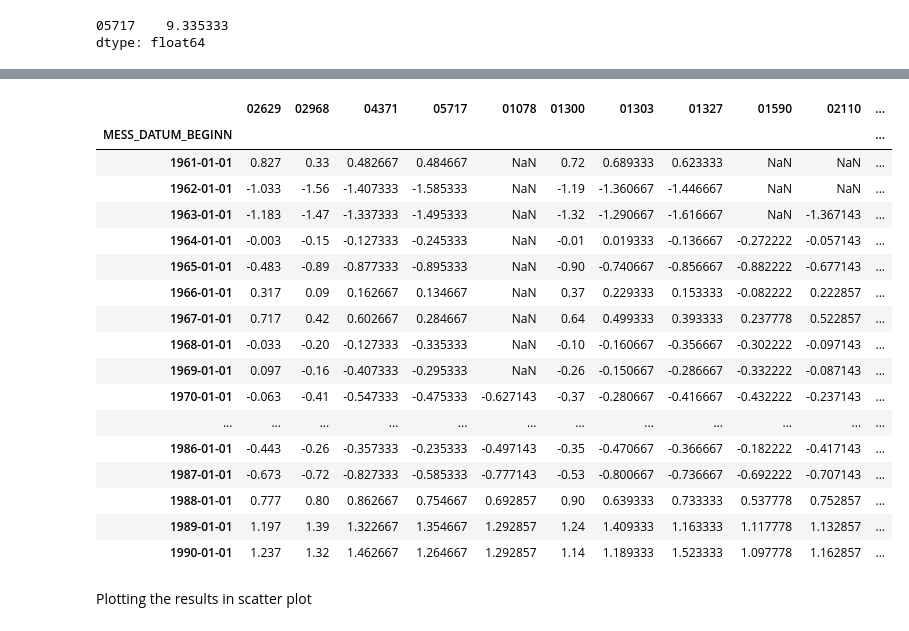
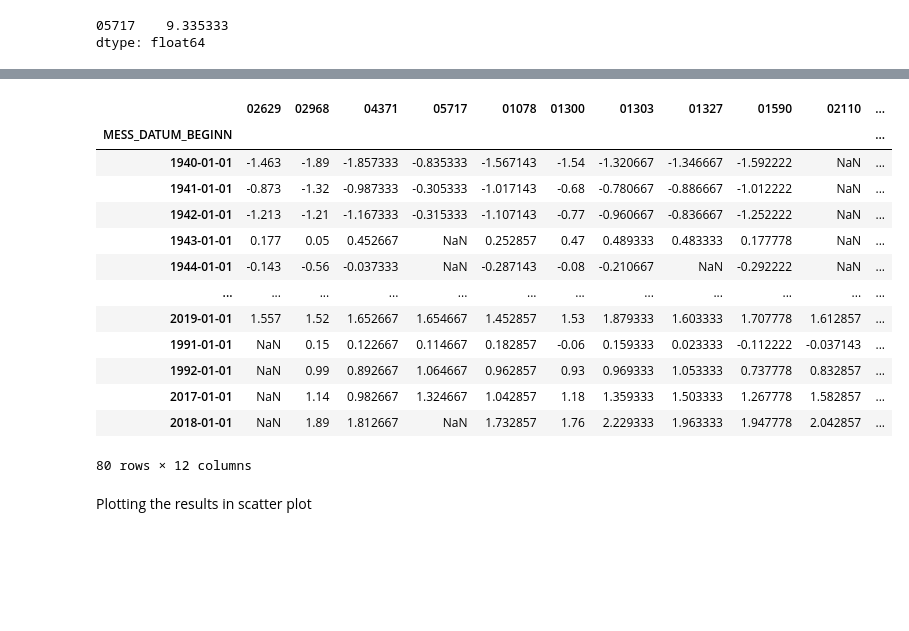
Before and after one commit to ziadhelou1/EE_2.06_SciProg_SS2021_Exam_Group_2H, a Jupyter notebook: Task02/Task02_Temperature.ipynb, the cells around one changed output, grey strips where cells are left out. Cells and saved outputs as stored; diff of their text form; code cells hidden in the pictures; blank space fills up the shorter version.

```diff
--- a/Task02/Task02_Temperature.ipynb
+++ b/Task02/Task02_Temperature.ipynb
@@ -638,24 +603,0 @@ df_merge_new
-# %%
-for x in df_merge_new.columns:
-    df_merge_new[x] = df_merge_new[x] - df_merge_new[x].mean()
-    df_diff = df_merge_new
-df_diff
-# %% [output]
-|  | 02629 | 02968 | 04371 | 05717 | 01078 | 01300 | 01303 | 01327 | 01590 | 02110 | ... |
-| MESS_DATUM_BEGINN |  |  |  |  |  |  |  |  |  |  | ... |
-| 1961-01-01 | 0.827 | 0.33 | 0.482667 | 0.484667 | NaN | 0.72 | 0.689333 | 0.623333 | NaN | NaN | ... |
-| 1962-01-01 | -1.033 | -1.56 | -1.407333 | -1.585333 | NaN | -1.19 | -1.360667 | -1.446667 | NaN | NaN | ... |
-| 1963-01-01 | -1.183 | -1.47 | -1.337333 | -1.495333 | NaN | -1.32 | -1.290667 | -1.616667 | NaN | -1.367143 | ... |
-| 1964-01-01 | -0.003 | -0.15 | -0.127333 | -0.245333 | NaN | -0.01 | 0.019333 | -0.136667 | -0.272222 | -0.057143 | ... |
-| 1965-01-01 | -0.483 | -0.89 | -0.877333 | -0.895333 | NaN | -0.90 | -0.740667 | -0.856667 | -0.882222 | -0.677143 | ... |
-| 1966-01-01 | 0.317 | 0.09 | 0.162667 | 0.134667 | NaN | 0.37 | 0.229333 | 0.153333 | -0.082222 | 0.222857 | ... |
-| 1967-01-01 | 0.717 | 0.42 | 0.602667 | 0.284667 | NaN | 0.64 | 0.499333 | 0.393333 | 0.237778 | 0.522857 | ... |
-| 1968-01-01 | -0.033 | -0.20 | -0.127333 | -0.335333 | NaN | -0.10 | -0.160667 | -0.356667 | -0.302222 | -0.097143 | ... |
-| 1969-01-01 | 0.097 | -0.16 | -0.407333 | -0.295333 | NaN | -0.26 | -0.150667 | -0.286667 | -0.332222 | -0.087143 | ... |
-| 1970-01-01 | -0.063 | -0.41 | -0.547333 | -0.475333 | -0.627143 | -0.37 | -0.280667 | -0.416667 | -0.432222 | -0.237143 | ... |
-| ... | ... | ... | ... | ... | ... | ... | ... | ... | ... | ... | ... |
-| 1986-01-01 | -0.443 | -0.26 | -0.357333 | -0.235333 | -0.497143 | -0.35 | -0.470667 | -0.366667 | -0.182222 | -0.417143 | ... |
-| 1987-01-01 | -0.673 | -0.72 | -0.827333 | -0.585333 | -0.777143 | -0.53 | -0.800667 | -0.736667 | -0.692222 | -0.707143 | ... |
-| 1988-01-01 | 0.777 | 0.80 | 0.862667 | 0.754667 | 0.692857 | 0.90 | 0.639333 | 0.733333 | 0.537778 | 0.752857 | ... |
-| 1989-01-01 | 1.197 | 1.39 | 1.322667 | 1.354667 | 1.292857 | 1.24 | 1.409333 | 1.163333 | 1.117778 | 1.132857 | ... |
-| 1990-01-01 | 1.237 | 1.32 | 1.462667 | 1.264667 | 1.292857 | 1.14 | 1.189333 | 1.523333 | 1.097778 | 1.162857 | ... |
@@ -662,3 +608,24 @@ df_diff
+# %%
+for x in df_merge_new.columns:
+    df_merge[x] = df_merge[x] - df_merge_1961[x].mean() #subtracting the mean of the year between 1961 and 1990 from the
+                                                        #data frame of the total years from 1941 to 2020
+df_diff = df_merge
+df_diff
+# %% [output]
+|  | 02629 | 02968 | 04371 | 05717 | 01078 | 01300 | 01303 | 01327 | 01590 | 02110 | ... |
+| MESS_DATUM_BEGINN |  |  |  |  |  |  |  |  |  |  | ... |
+| 1940-01-01 | -1.463 | -1.89 | -1.857333 | -0.835333 | -1.567143 | -1.54 | -1.320667 | -1.346667 | -1.592222 | NaN | ... |
+| 1941-01-01 | -0.873 | -1.32 | -0.987333 | -0.305333 | -1.017143 | -0.68 | -0.780667 | -0.886667 | -1.012222 | NaN | ... |
+| 1942-01-01 | -1.213 | -1.21 | -1.167333 | -0.315333 | -1.107143 | -0.77 | -0.960667 | -0.836667 | -1.252222 | NaN | ... |
+| 1943-01-01 | 0.177 | 0.05 | 0.452667 | NaN | 0.252857 | 0.47 | 0.489333 | 0.483333 | 0.177778 | NaN | ... |
+| 1944-01-01 | -0.143 | -0.56 | -0.037333 | NaN | -0.287143 | -0.08 | -0.210667 | NaN | -0.292222 | NaN | ... |
+| ... | ... | ... | ... | ... | ... | ... | ... | ... | ... | ... | ... |
+| 2019-01-01 | 1.557 | 1.52 | 1.652667 | 1.654667 | 1.452857 | 1.53 | 1.879333 | 1.603333 | 1.707778 | 1.612857 | ... |
+| 1991-01-01 | NaN | 0.15 | 0.122667 | 0.114667 | 0.182857 | -0.06 | 0.159333 | 0.023333 | -0.112222 | -0.037143 | ... |
+| 1992-01-01 | NaN | 0.99 | 0.892667 | 1.064667 | 0.962857 | 0.93 | 0.969333 | 1.053333 | 0.737778 | 0.832857 | ... |
+| 2017-01-01 | NaN | 1.14 | 0.982667 | 1.324667 | 1.042857 | 1.18 | 1.359333 | 1.503333 | 1.267778 | 1.582857 | ... |
+| 2018-01-01 | NaN | 1.89 | 1.812667 | NaN | 1.732857 | 1.76 | 2.229333 | 1.963333 | 1.947778 | 2.042857 | ... |
+80 rows × 12 columns
 # %% [markdown]
 Plotting the results in scatter plot
 # %%
```
Also changed, not shown: parts of 6 cells of this notebook.
